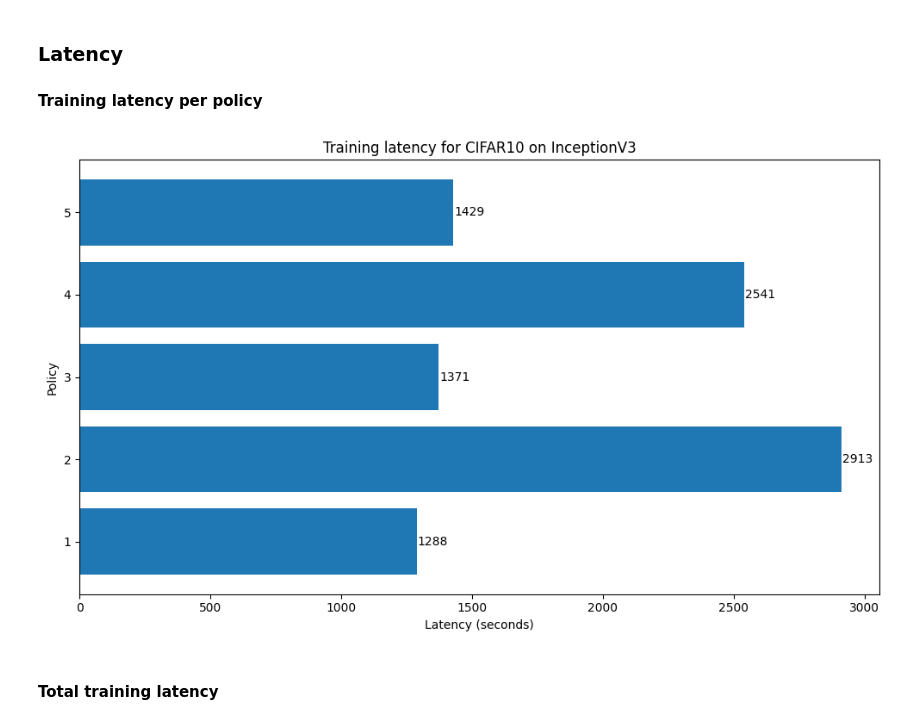
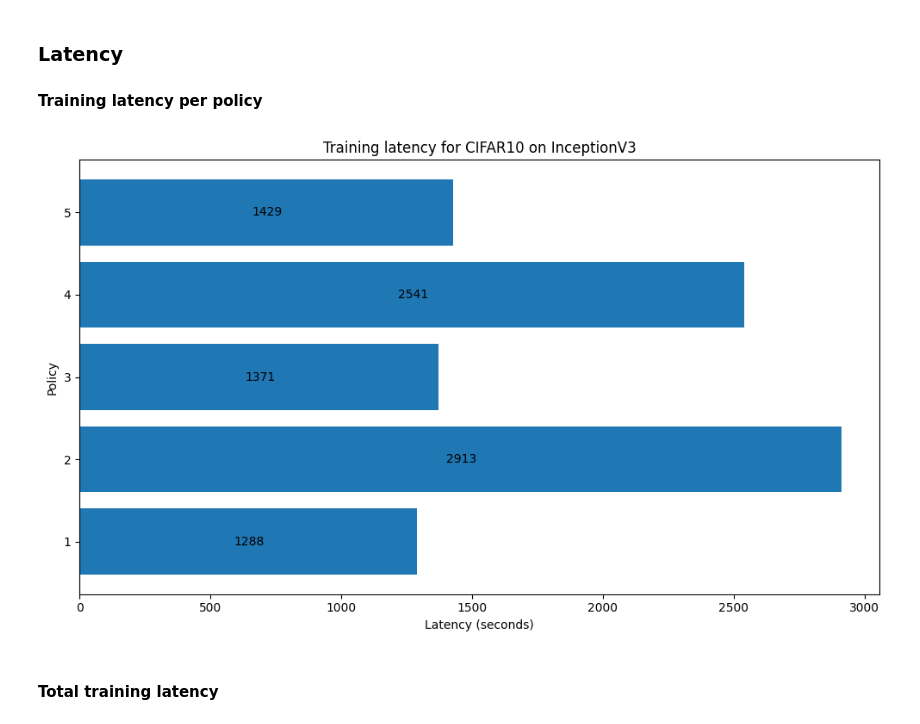
Before and after one commit to davidanoel/phd, a Jupyter notebook: analysis/analysis.ipynb, the cells around one changed output. Drawn from its saved outputs; the diff is of its cells as text; code cells hidden in the pictures.

```diff
--- a/analysis/analysis.ipynb
+++ b/analysis/analysis.ipynb
@@ -83,0 +87,3 @@ metrics
+# %%
+df['pct_change'] = df.groupby('model')['accuracy'].apply(lambda x: x.div(x.iloc[0]).sub(1).mul(100)).round(2).astype(str) + '%'
+df
@@ -180,14 +200,14 @@ df
 # %%
 # plot latency for DATASET and NETWORK
 fig, ax = plt.subplots(figsize=(10, 6))
 bars = ax.barh(df.policy, df.latency)
-ax.bar_label(bars, fmt="%.0f", padding=1)
+ax.bar_label(bars, fmt="%.0f", padding=1, label_type="center")
 ax.set_title(f"Training latency for {DATASET_TITLE} on {NETWORK_TITLE}")
 ax.set_xlabel("Latency (seconds)")
 ax.set_ylabel("Policy")
 plt.tight_layout()
 plt.show()
 # %% [output]
-[figure, old version]
+[figure, new version]
 # %% [markdown]
 #### Total training latency
```
Also changed, not shown: parts of 31 cells of this notebook, 6 other files.
